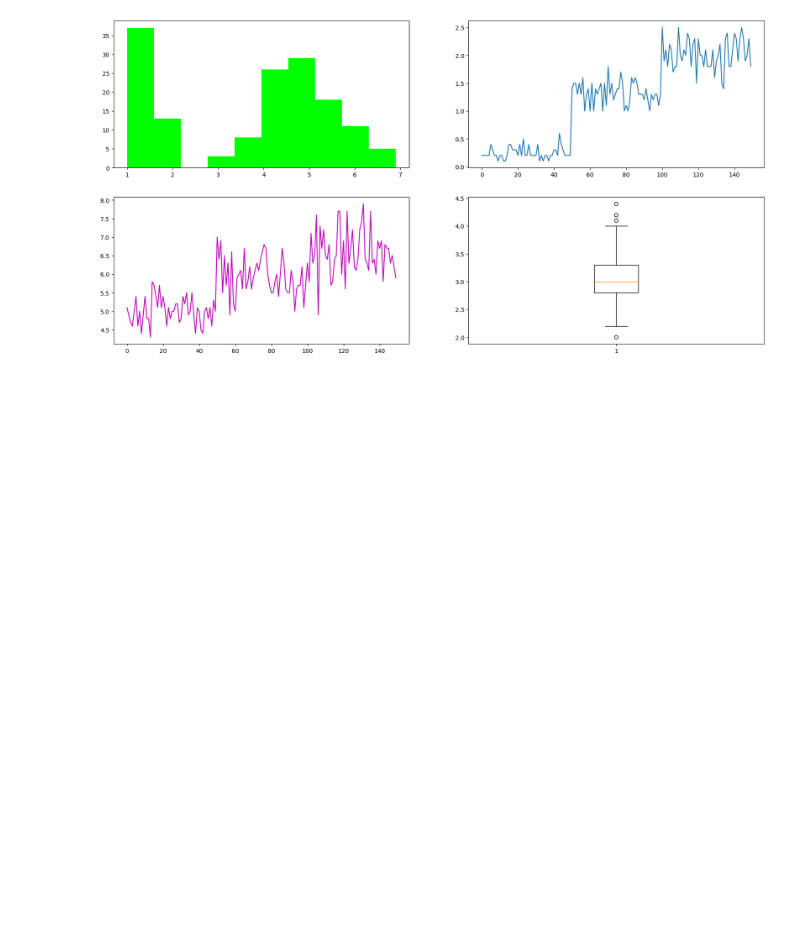
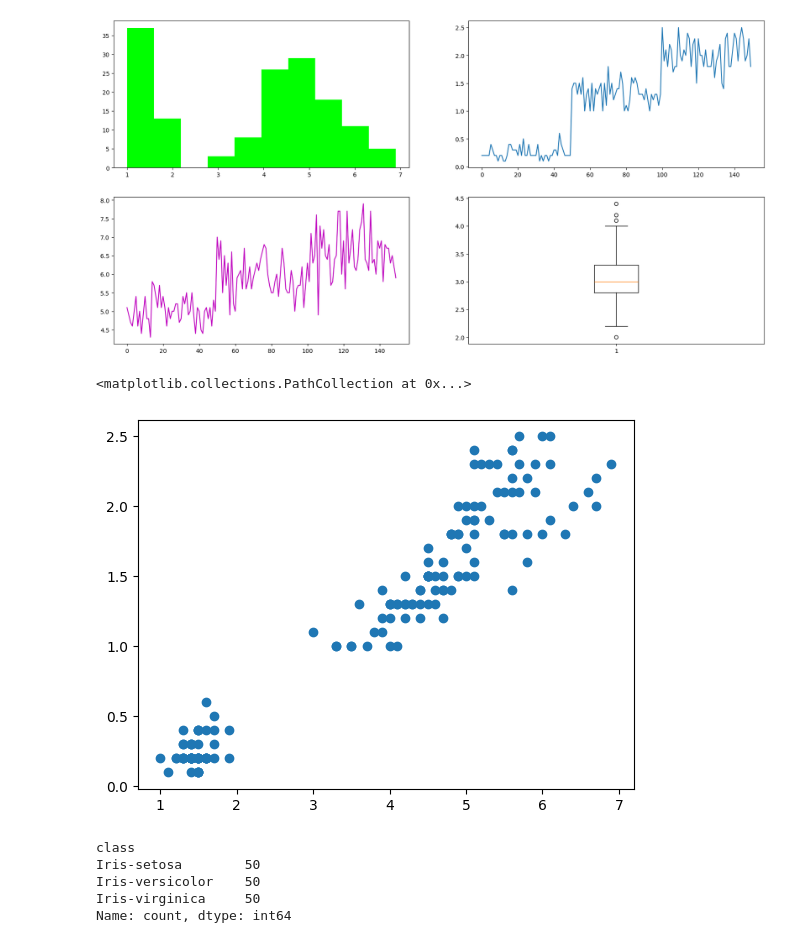
Before and after one commit to MuhammadjonArabov/Data-science, a Jupyter notebook: Vizualization/vizualization.ipynb, the cells around one changed output. Drawn from its saved outputs; the diff is of its cells as text; code cells hidden in the pictures; blank space fills up the shorter version.

```diff
--- a/Vizualization/vizualization.ipynb
+++ b/Vizualization/vizualization.ipynb
@@ -97,3 +97,19 @@ ax[1,1].boxplot(data["sepal-width"])
 plt.show()
 # %% [output]
 [figure]
+# %%
+plt.scatter(
+    data["petal-length"],
+    data["petal-width"]
+)
+# %% [output]
+<matplotlib.collections.PathCollection at 0x...>
+[figure, added]
+# %%
+data["class"].value_counts()
+# %% [output]
+class
+Iris-setosa        50
+Iris-versicolor    50
+Iris-virginica     50
+Name: count, dtype: int64
```
Also changed, not shown: parts of 6 cells of this notebook.
